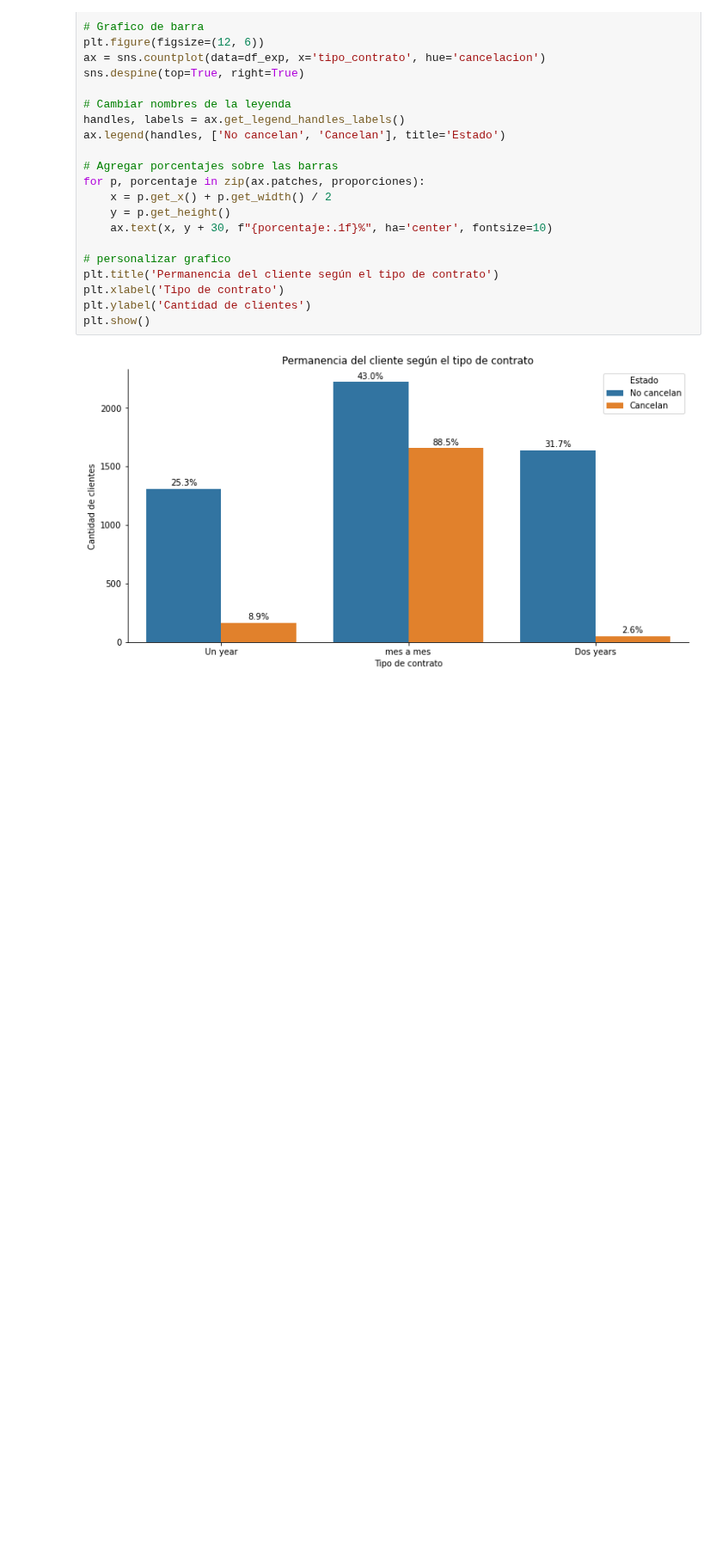
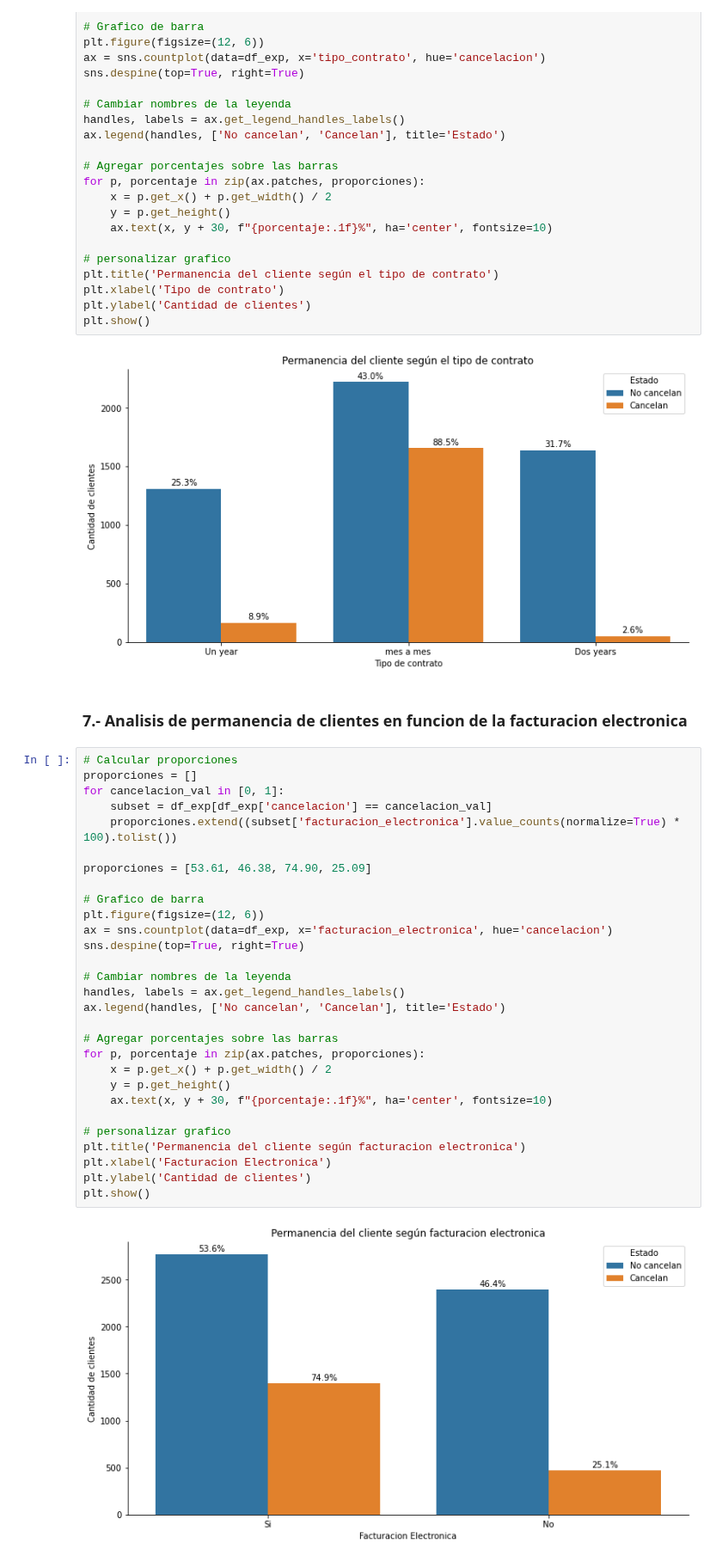
Before and after one commit to jbernalg/challenge_TelecomX, a Jupyter notebook: challenge_telecomx.ipynb, the cells around one changed output. Shown at 86% size. Saved outputs shown, nothing was run; the diff lists cells and outputs as text; blank space fills up the shorter version.

Commit message:
analisis de permanencia de clientes en funcion de la facturacion electronica

```diff
--- a/challenge_telecomx.ipynb
+++ b/challenge_telecomx.ipynb
@@ -954,3 +954,36 @@ plt.ylabel('Cantidad de clientes')
 plt.show()
 # %% [output]
 [figure]
+# %% [markdown]
+### 7.- Analisis de permanencia de clientes en funcion de la facturacion electronica
+# %%
+# Calcular proporciones
+proporciones = []
+for cancelacion_val in [0, 1]:
+    subset = df_exp[df_exp['cancelacion'] == cancelacion_val]
+    proporciones.extend((subset['facturacion_electronica'].value_counts(normalize=True) * 100).tolist())
+
+proporciones = [53.61, 46.38, 74.90, 25.09]
+
+# Grafico de barra
+plt.figure(figsize=(12, 6))
+ax = sns.countplot(data=df_exp, x='facturacion_electronica', hue='cancelacion')
+sns.despine(top=True, right=True)
+
+# Cambiar nombres de la leyenda
+handles, labels = ax.get_legend_handles_labels()
+ax.legend(handles, ['No cancelan', 'Cancelan'], title='Estado')
+
+# Agregar porcentajes sobre las barras
+for p, porcentaje in zip(ax.patches, proporciones):
+    x = p.get_x() + p.get_width() / 2
+    y = p.get_height()
+    ax.text(x, y + 30, f"{porcentaje:.1f}%", ha='center', fontsize=10)
+
+# personalizar grafico
+plt.title('Permanencia del cliente según facturacion electronica')
+plt.xlabel('Facturacion Electronica')
+plt.ylabel('Cantidad de clientes')
+plt.show()
+# %% [output]
+[figure, added]
```
